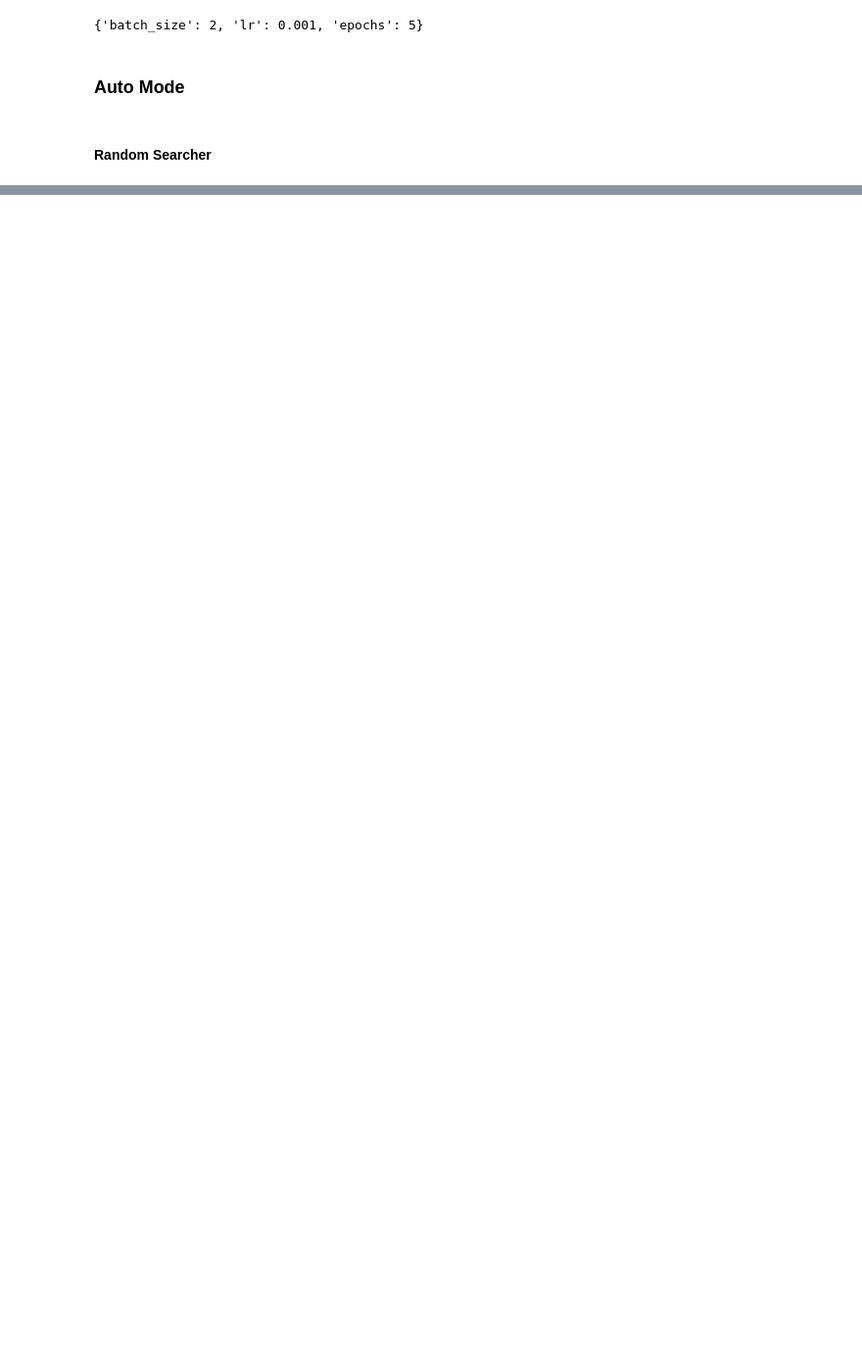
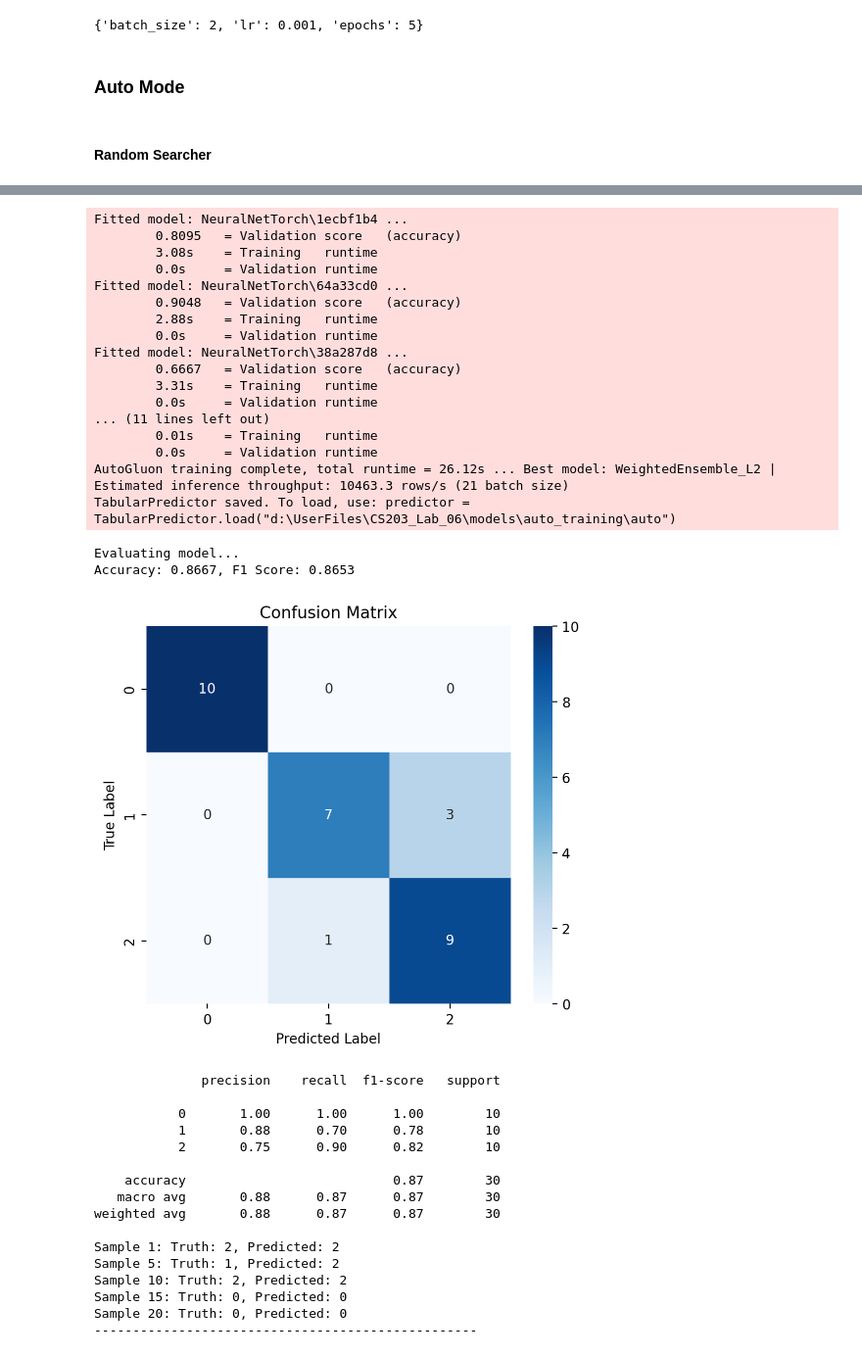
Before and after one commit to Soham-Gaonkar/STTAI-Assignment6-Reproducibility-and-HPO, a Jupyter notebook: section2.ipynb, the cells around one changed output, grey strips where cells are left out. Shown at 98% size. Drawn from its saved outputs; the diff is of its cells as text; code cells hidden in the pictures; blank space fills up the shorter version.

```diff
--- a/section2.ipynb
+++ b/section2.ipynb
@@ -486,0 +561,6 @@ RuntimeError: No models were trained successfully during fit(). Inspect the log
+# %%
+predictor3 = train_auto_mode(train_df,search_strategy='auto')
+evaluate_model(predictor3,test_df)
+
+predictors_auto.append(predictor3)
+# %% [output]
@@ -486,0 +568,36 @@ RuntimeError: No models were trained successfully during fit(). Inspect the log
+Fitted model: NeuralNetTorch\1ecbf1b4 ...
+        0.8095   = Validation score   (accuracy)
+        3.08s    = Training   runtime
+        0.0s     = Validation runtime
+Fitted model: NeuralNetTorch\64a33cd0 ...
+        0.9048   = Validation score   (accuracy)
+        2.88s    = Training   runtime
+        0.0s     = Validation runtime
+Fitted model: NeuralNetTorch\38a287d8 ...
+        0.6667   = Validation score   (accuracy)
+        3.31s    = Training   runtime
+        0.0s     = Validation runtime
+... (11 lines left out)
+        0.01s    = Training   runtime
+        0.0s     = Validation runtime
+AutoGluon training complete, total runtime = 26.12s ... Best model: WeightedEnsemble_L2 | Estimated inference throughput: 10463.3 rows/s (21 batch size)
+TabularPredictor saved. To load, use: predictor = TabularPredictor.load("d:\UserFiles\CS203_Lab_06\models\auto_training\auto")
+Evaluating model...
+Accuracy: 0.8667, F1 Score: 0.8653
+[figure, added]
+              precision    recall  f1-score   support
+
+           0       1.00      1.00      1.00        10
+           1       0.88      0.70      0.78        10
+           2       0.75      0.90      0.82        10
+
+    accuracy                           0.87        30
+   macro avg       0.88      0.87      0.87        30
+weighted avg       0.88      0.87      0.87        30
+
+Sample 1: Truth: 2, Predicted: 2
+Sample 5: Truth: 1, Predicted: 2
+Sample 10: Truth: 2, Predicted: 2
+Sample 15: Truth: 0, Predicted: 0
+Sample 20: Truth: 0, Predicted: 0
+--------------------------------------------------
```
Also changed, not shown: parts of 14 cells of this notebook, 55 other files.
